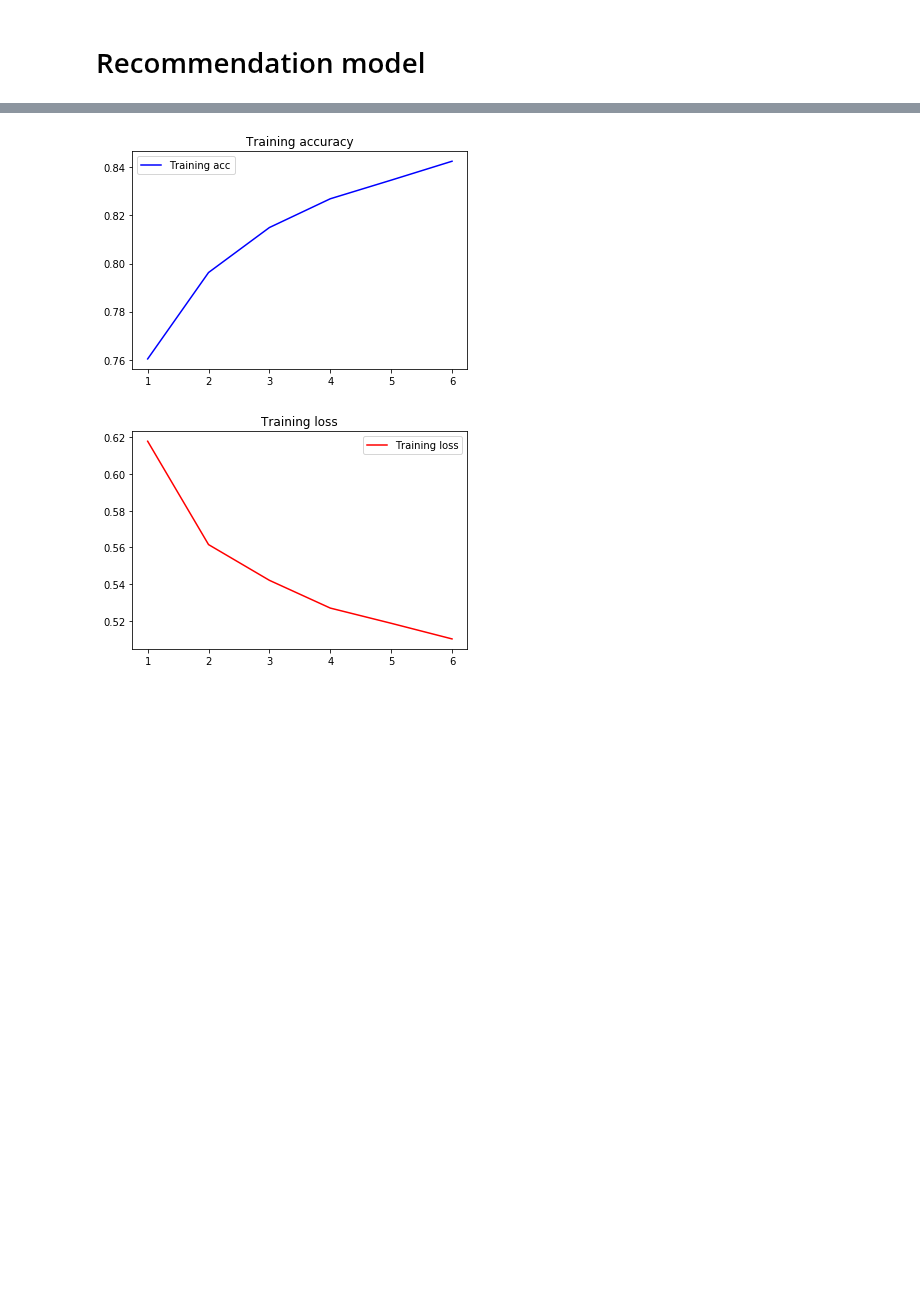
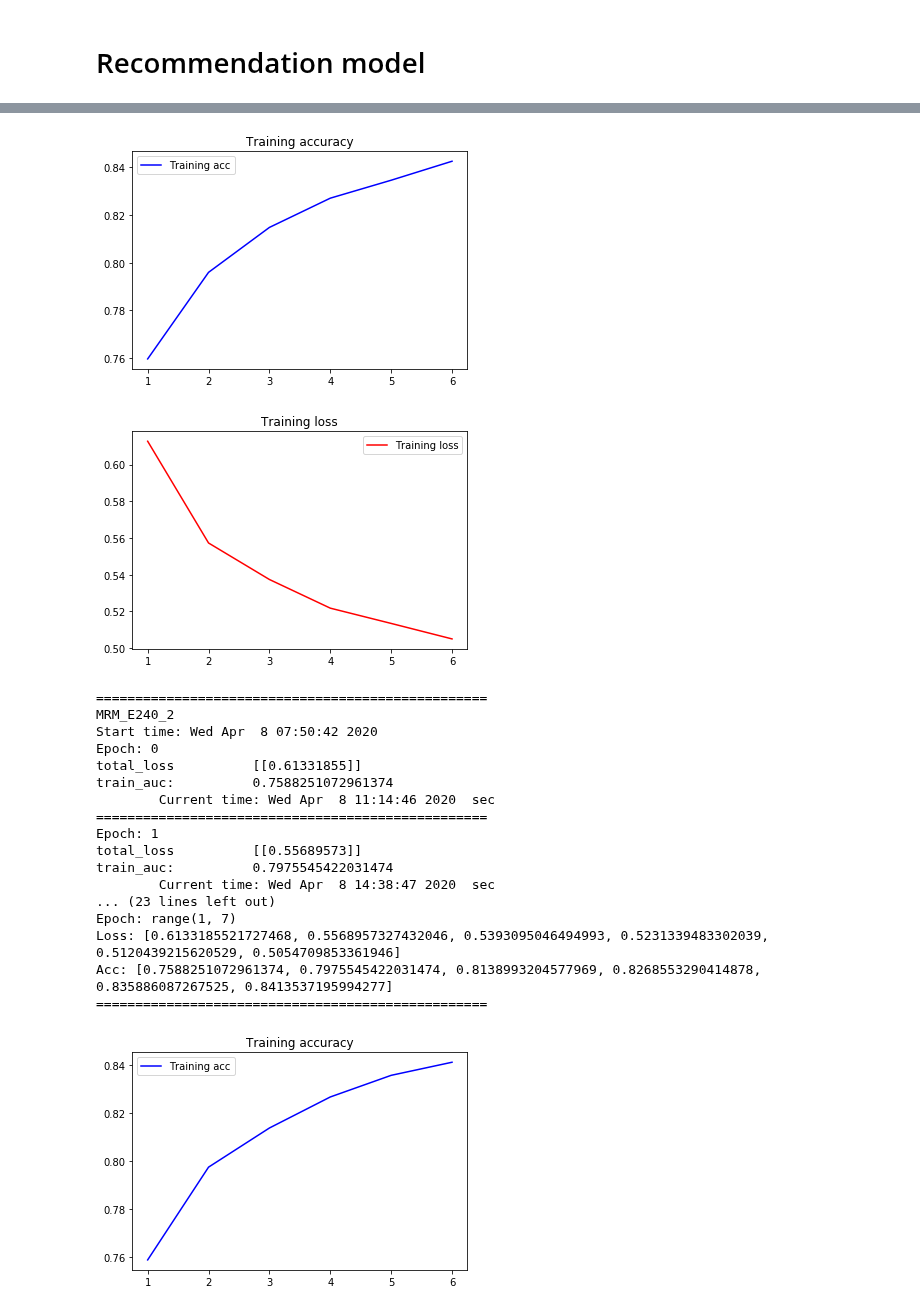
Before and after one commit to arrowill74/GPUbackup, a Jupyter notebook: MRM/MRM-GridSearch.ipynb, the cells around one changed output, grey strips where cells are left out. Drawn from its saved outputs; the diff is of its cells as text; code cells hidden in the pictures; blank space fills up the shorter version.

Commit message:
MRM-GridSearch&testing E240_1-4 done

```diff
--- a/MRM/MRM-GridSearch.ipynb
+++ b/MRM/MRM-GridSearch.ipynb
@@ -362,0 +357,3 @@ print(search_list)
+# %%
+search_list = [240, 240, 240, 240]
+print(search_list)
@@ -363,6 +362,8 @@ print(search_list)
 # %%
+idx = 0
 for embedding_dims in search_list:
-    SAVE_NAME = 'MRM_E{}'.format(embedding_dims)
+    idx += 1
+    SAVE_NAME = 'MRM_E{}_{}'.format(embedding_dims, idx)
 
     tf.reset_default_graph()
 
@@ -547,3 +548,21 @@ Acc: [0.7603361945636624, 0.7962580472103005, 0.8149633404864092, 0.826917918454
 ==================================================
 [figure]
-[figure, old version]
+[figure, new version]
+==================================================
+MRM_E240_2
+Start time: Wed Apr  8 07:50:42 2020
+Epoch: 0
+total_loss          [[0.61331855]]
+train_auc:          0.7588251072961374
+        Current time: Wed Apr  8 11:14:46 2020  sec
+==================================================
+Epoch: 1
+total_loss          [[0.55689573]]
+train_auc:          0.7975545422031474
+        Current time: Wed Apr  8 14:38:47 2020  sec
+... (23 lines left out)
+Epoch: range(1, 7)
+Loss: [0.6133185521727468, 0.5568957327432046, 0.5393095046494993, 0.5231339483302039, 0.5120439215620529, 0.5054709853361946]
+Acc: [0.7588251072961374, 0.7975545422031474, 0.8138993204577969, 0.8268553290414878, 0.835886087267525, 0.8413537195994277]
+==================================================
+[figure, added]
```
Also changed, not shown: parts of 3 cells of this notebook.
